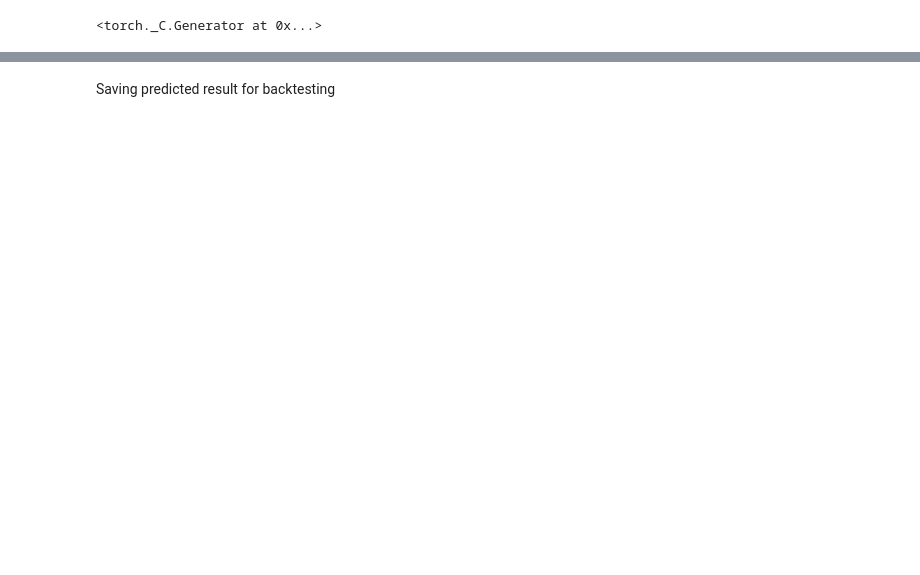
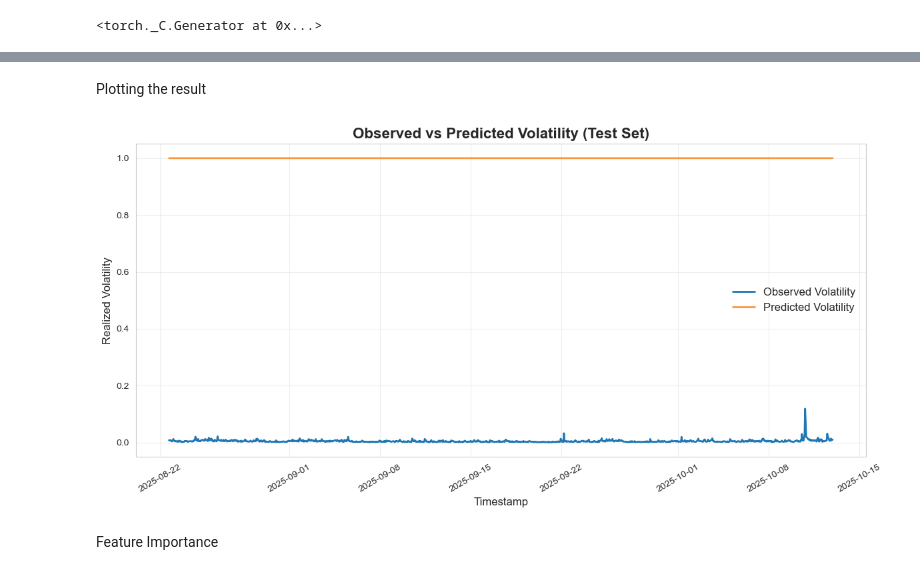
Before and after one commit to C3lineTan/DSE4101-CryptoWhale-2, a Jupyter notebook: ETH Models/Transformer/transformer_random_ETH.ipynb, the cells around one changed output, grey strips where cells are left out. Drawn from its saved outputs; the diff is of its cells as text; code cells hidden in the pictures; blank space fills up the shorter version.

```diff
--- a/ETH Models/Transformer/transformer_random_ETH.ipynb
+++ b/ETH Models/Transformer/transformer_random_ETH.ipynb
@@ -495,18 +578,10 @@ def train_on_timespan(X_df, y_df, cfg: TrainConfig, train_until_time: Optional[p
     }
     return model, (v_true, v_pred, t_seq[te_idx]), metrics
 # %%
-# Hyperparameter tuning with 5-fold purged rolling CV (24h)
-cutoff_time = pd.Timestamp("2025-08-23 16:00:00+00:00")
-X_raw["timestamp"] = pd.to_datetime(X_raw["timestamp"], utc=True)
-y_raw["timestamp"] = pd.to_datetime(y_raw["timestamp"], utc=True)
-X_raw = X_raw.sort_values("timestamp").reset_index(drop=True)
-y_raw = y_raw.sort_values("timestamp").reset_index(drop=True)
-X_train = X_raw[X_raw["timestamp"] < cutoff_time]
-y_train = y_raw[y_raw["timestamp"] < cutoff_time]
-
+# Hyperparameter tuning with 5-fold purged rolling CV (
 best_cfg, cv_table, best_cv = run_cv_random_synth(
-    X_df=X_train, y_df=y_train,
-    n_folds=5, purge_hours=24,
+    X_df=X_train_raw, y_df=y_train_raw,
+    n_folds=5, purge_hours=1,
     n_trials=20,
     metric_for_early_select="rmse"
 )
@@ -532,6 +620,7 @@ AssertionError: embed_dim must be divisible by num_heads
 # %%
-cutoff_time = pd.Timestamp("2025-08-23 16:00:00+00:00")
+cutoff_time = pd.Timestamp("2025-08-22 16:00:00")
 final_model, (y_true, y_pred, t_test), test_metrics = train_on_timespan(
     X_df=X_raw, y_df=y_raw, cfg=best_cfg, train_until_time=cutoff_time
 )
 print("Test metrics:", test_metrics)
+print((y_true, y_pred, t_test))
@@ -538,4 +644,2 @@ print("Test metrics:", test_metrics)
-# %% [markdown]
-Saving predicted result for backtesting
 # %%
 pred_df = pd.DataFrame({"timestamp": pd.to_datetime(t_test), "observed": y_true, "predicted": y_pred})
@@ -542,0 +647,34 @@ pred_df.to_csv("../../Results/predictions_random_synth_test.csv", index=False)
+# %% [markdown]
+Plotting the result
+# %%
+import seaborn as sns
+
+# Ensure timestamp is datetime and sorted
+pred_df = pred_df.sort_values("timestamp")
+sns.set_style("whitegrid")
+
+plt.figure(figsize=(12, 6))
+obs_v = np.sqrt(pred_df["observed"])
+pred_v = np.sqrt(pred_df["predicted"])
+
+
+
+# Plot observed vs predicted
+plt.plot(pred_df["timestamp"], obs_v,
+         label="Observed Volatility", linewidth=2, color="#1f77b4")
+plt.plot(pred_df["timestamp"], pred_v,
+         label="Predicted Volatility", linewidth=2, color="#ff7f0e", alpha=0.8)
+
+# Formatting
+plt.title("Observed vs Predicted Volatility (Test Set)", fontsize=16, weight="bold")
+plt.xlabel("Timestamp", fontsize=12)
+plt.ylabel("Realized Volatility", fontsize=12)
+plt.legend(frameon=False, fontsize=12)
+plt.xticks(rotation=30)
+plt.grid(alpha=0.3)
+plt.tight_layout()
+plt.show()
+# %% [output]
+[figure, added]
+# %% [markdown]
+Feature Importance
```
Also changed, not shown: parts of 13 cells of this notebook.
